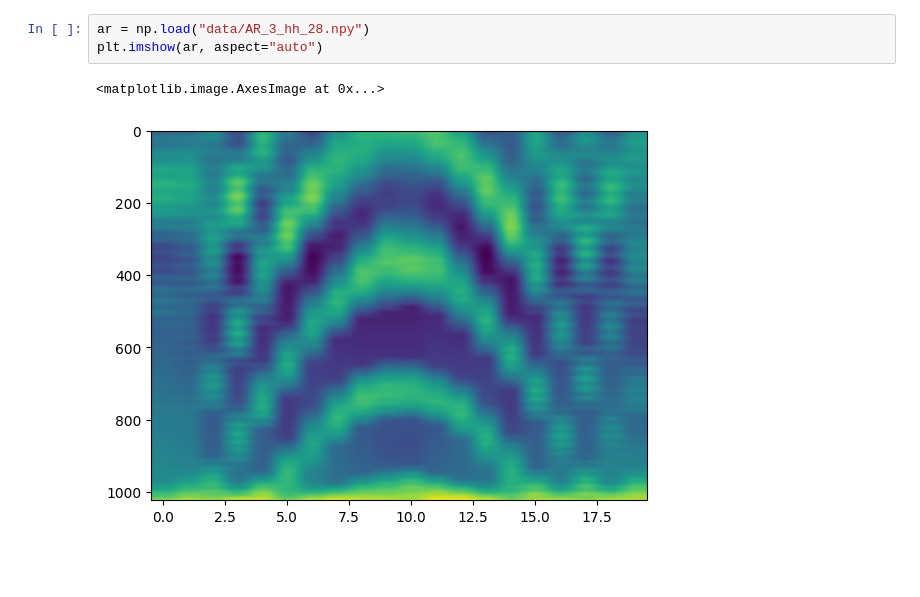
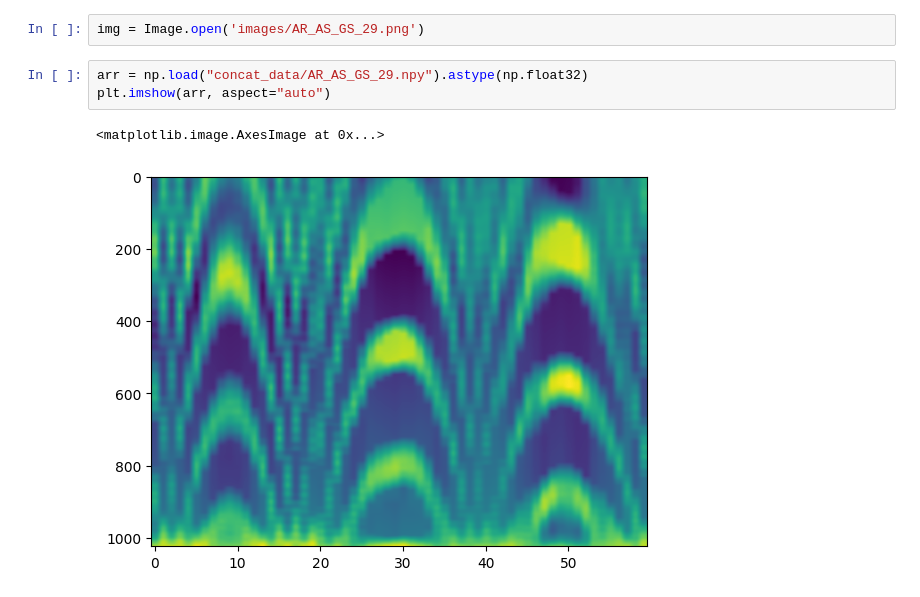
Before and after one commit to LukaMucko/radar-image-diffusion, a Jupyter notebook: reconstruction.ipynb, the cells around one changed output. Saved outputs shown, nothing was run; the diff lists cells and outputs as text; blank space fills up the shorter version.

```diff
--- a/reconstruction.ipynb
+++ b/reconstruction.ipynb
@@ -24,6 +55,8 @@ Bandwidth:  1300.0 MHz
+# %%
+img = Image.open('images/AR_AS_GS_29.png')
 # %%
-ar = np.load("data/AR_3_hh_28.npy")
-plt.imshow(ar, aspect="auto")
+arr = np.load("concat_data/AR_AS_GS_29.npy").astype(np.float32)
+plt.imshow(arr, aspect="auto")
 # %% [output]
 <matplotlib.image.AxesImage at 0x...>
-[figure, old version]
+[figure, new version]
```
Also changed, not shown: parts of 13 cells of this notebook, 2 other files.
